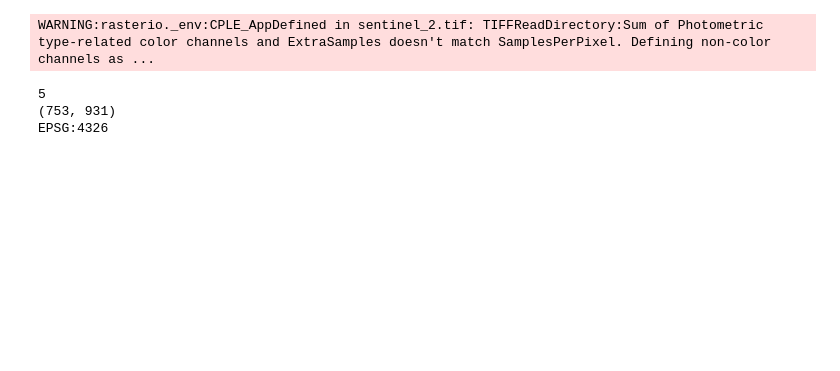
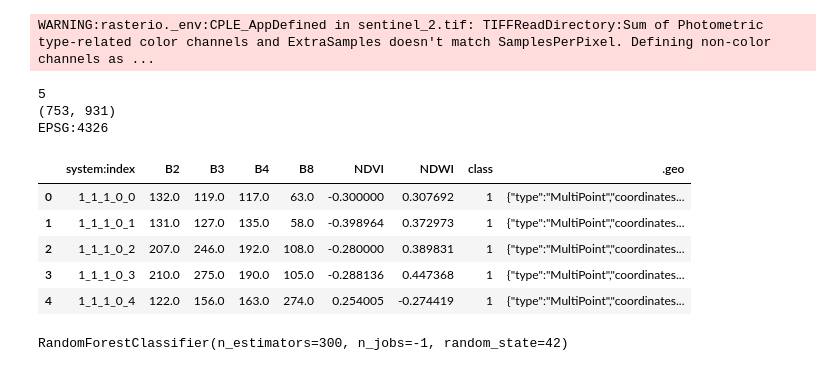
Before and after one commit to Shaielyfs/Classifica_de_Uso_e_Cobertura_do_Solo_Sentinel-2_GEE_ML, a Jupyter notebook: clas_uso_solo.ipynb, the cells around one changed output. Saved outputs shown, nothing was run; the diff lists cells and outputs as text; code cells hidden in the pictures; blank space fills up the shorter version.

```diff
--- a/clas_uso_solo.ipynb
+++ b/clas_uso_solo.ipynb
@@ -75,0 +93,12 @@ EPSG:4326
+# %%
+#Ler as amostras
+samples = pd.read_csv("/content/drive/MyDrive/training_samples.csv")
+
+samples.head()
+# %% [output]
+|  | system:index | B2 | B3 | B4 | B8 | NDVI | NDWI | class | .geo |
+| 0 | 1_1_1_0_0 | 132.0 | 119.0 | 117.0 | 63.0 | -0.300000 | 0.307692 | 1 | {"type":"MultiPoint","coordinates... |
+| 1 | 1_1_1_0_1 | 131.0 | 127.0 | 135.0 | 58.0 | -0.398964 | 0.372973 | 1 | {"type":"MultiPoint","coordinates... |
+| 2 | 1_1_1_0_2 | 207.0 | 246.0 | 192.0 | 108.0 | -0.280000 | 0.389831 | 1 | {"type":"MultiPoint","coordinates... |
+| 3 | 1_1_1_0_3 | 210.0 | 275.0 | 190.0 | 105.0 | -0.288136 | 0.447368 | 1 | {"type":"MultiPoint","coordinates... |
+| 4 | 1_1_1_0_4 | 122.0 | 156.0 | 163.0 | 274.0 | 0.254005 | -0.274419 | 1 | {"type":"MultiPoint","coordinates... |
@@ -75,0 +117,12 @@ EPSG:4326
+# %%
+#treinar o randon forest
+rf = RandomForestClassifier(
+    n_estimators=300,
+    max_depth=None,
+    random_state=42,
+    n_jobs=-1
+)
+
+rf.fit(X_train, y_train)
+# %% [output]
+RandomForestClassifier(n_estimators=300, n_jobs=-1, random_state=42)
```
Also changed, not shown: parts of 6 cells of this notebook.
